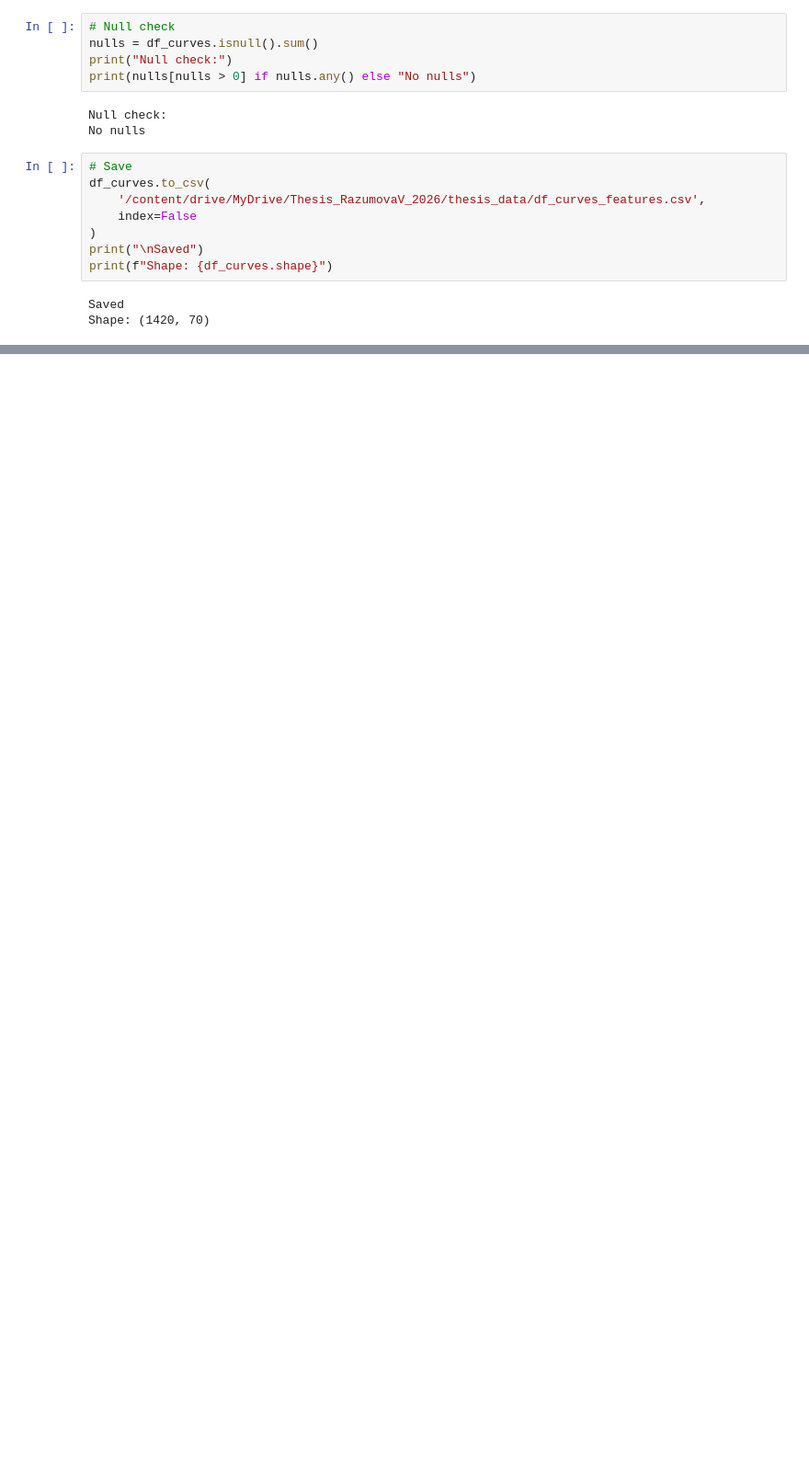
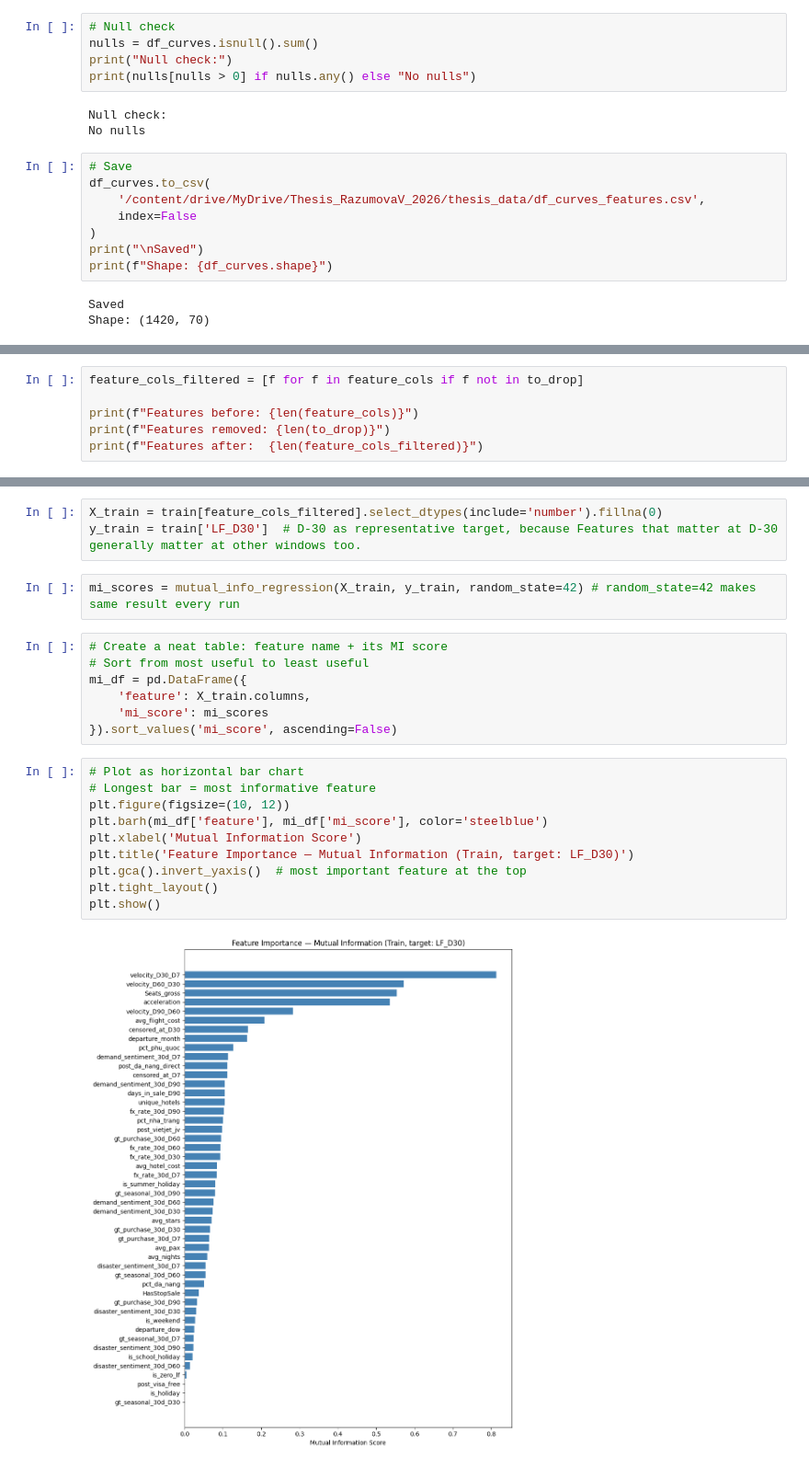
Before and after one commit to VildanaRazumova/thesis-demand-forecasting, a Jupyter notebook: thesis_notebook_final.ipynb, the cells around one changed output, grey strips where cells are left out. Shown at 92% size. Cells and saved outputs as stored; diff of their text form; blank space fills up the shorter version.

```diff
--- a/thesis_notebook_final.ipynb
+++ b/thesis_notebook_final.ipynb
@@ -2272,0 +2380,6 @@ Shape: (1420, 70)
+# %%
+feature_cols_filtered = [f for f in feature_cols if f not in to_drop]
+
+print(f"Features before: {len(feature_cols)}")
+print(f"Features removed: {len(to_drop)}")
+print(f"Features after:  {len(feature_cols_filtered)}")
@@ -2272,0 +2392,24 @@ Shape: (1420, 70)
+# %%
+X_train = train[feature_cols_filtered].select_dtypes(include='number').fillna(0)
+y_train = train['LF_D30']  # D-30 as representative target, because Features that matter at D-30 generally matter at other windows too.
+# %%
+mi_scores = mutual_info_regression(X_train, y_train, random_state=42) # random_state=42 makes same result every run
+# %%
+# Create a neat table: feature name + its MI score
+# Sort from most useful to least useful
+mi_df = pd.DataFrame({
+    'feature': X_train.columns,
+    'mi_score': mi_scores
+}).sort_values('mi_score', ascending=False)
+# %%
+# Plot as horizontal bar chart
+# Longest bar = most informative feature
+plt.figure(figsize=(10, 12))
+plt.barh(mi_df['feature'], mi_df['mi_score'], color='steelblue')
+plt.xlabel('Mutual Information Score')
+plt.title('Feature Importance — Mutual Information (Train, target: LF_D30)')
+plt.gca().invert_yaxis()  # most important feature at the top
+plt.tight_layout()
+plt.show()
+# %% [output]
+[figure, added]
```
Also changed, not shown: parts of 23 cells of this notebook.
